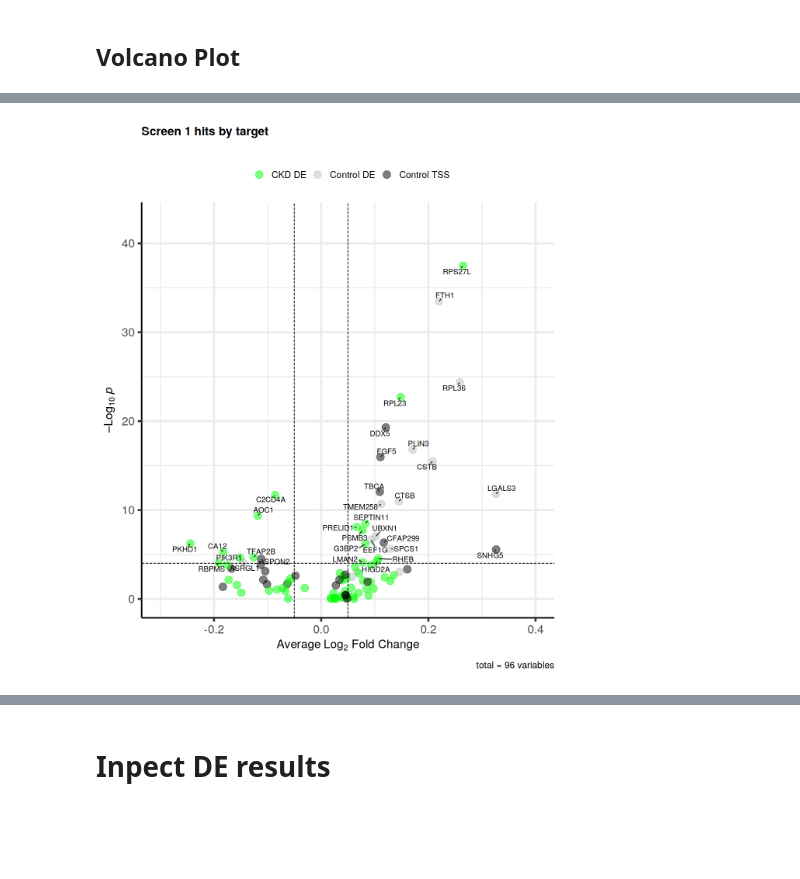
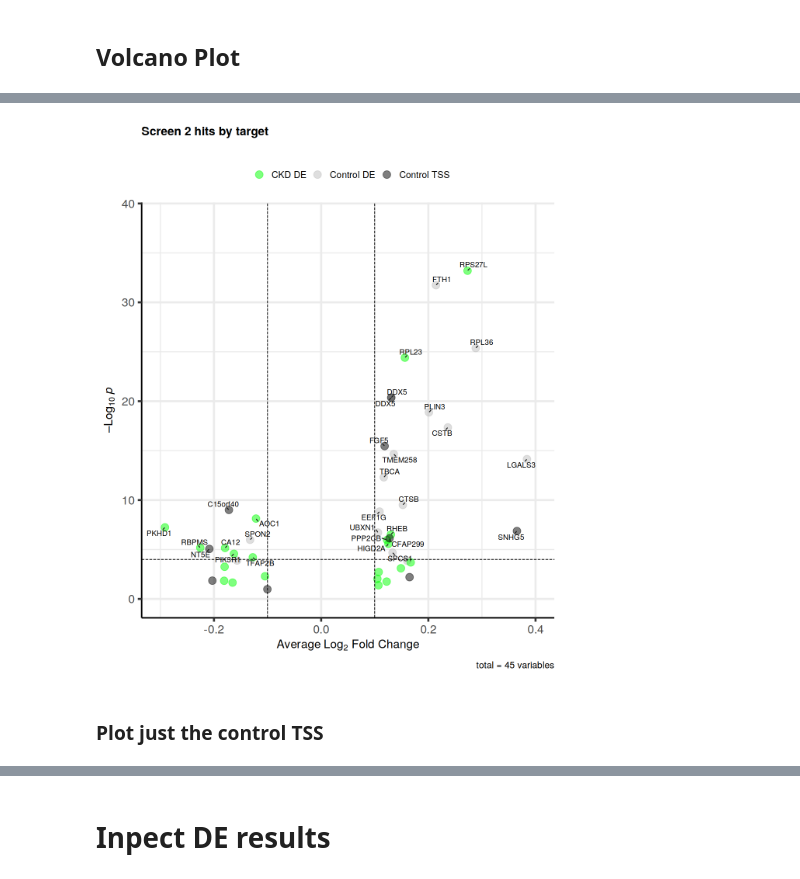
Before and after one commit to ucsf-lgr/ckd-workflow, a Jupyter notebook: secondary/04_DE_by_target_Only_Neigbors.ipynb, the cells around one changed output, grey strips where cells are left out. Saved outputs shown, nothing was run; the diff lists cells and outputs as text; code cells hidden in the pictures; blank space fills up the shorter version.

Commit message:
second screen mostly complete

```diff
--- a/secondary/04_DE_by_target_Only_Neigbors.ipynb
+++ b/secondary/04_DE_by_target_Only_Neigbors.ipynb
@@ -132,6 +132,9 @@ for(i in seq_along(libraries)){
 }
 names(seurat_libs) <- libraries
 # %%
+cat(red("Using 3x threshold"))
+THRESHOLD_MULTIPLIER = 3
+
 perturbed_cells_by_guide = list()
 
 for(i in 1:nrow(df_thresholds)){
@@ -140,7 +143,7 @@ for(i in 1:nrow(df_thresholds)){
     # Loop over libraries
     for(lib in libraries){
         seurat_lib = seurat_libs[[lib]]
-        threshold = df_thresholds[i, lib]
+        threshold = THRESHOLD_MULTIPLIER * df_thresholds[i, lib]
         #cat(blue(guide, lib, threshold, "\n"))
         cells_in_lib = Cells(seurat_lib)
         sgrna_counts = seurat_lib[['sgRNA']]@counts
@@ -234,4 +232,6 @@ A data.frame: 1 × 3
 # Find neighbors of targets
 # %%
 genes_in_assay = rownames(seurat_rna[['RNA']]@counts)
-m <- useMart('ensembl', dataset='hsapiens_gene_ensembl') # create a mart object
+options(timeout=100000)
+mart <- useEnsembl(biomart = "genes", dataset = "hsapiens_gene_ensembl", mirror="useast")
+#m <- useMart('ensembl', dataset='hsapiens_gene_ensembl') # create a mart object
@@ -239,7 +241,7 @@ m <- useMart('ensembl', dataset='hsapiens_gene_ensembl') # create a mart object
 source('/home/vsevim/prj/workflows/ckd/secondary/helper_functions_for_diffex.r')
 control_targets = unique(filter(df_guide, subclass=='tss' | subclass == 'de_control')[,c('alias')])
 
-df_target_coords <- getBM(mart=m, attributes=c('hgnc_symbol', 'description', 'chromosome_name',
+df_target_coords <- getBM(mart=mart, attributes=c('hgnc_symbol', 'description', 'chromosome_name',
                                  'start_position', 'end_position', 'strand',
                                  'ensembl_gene_id'),
                         filters = 'hgnc_symbol', values = control_targets)
@@ -277,7 +279,7 @@ df_targets = unique(filter(df_guide, class=='targeting')[,c('alias','gene','subc
 df_neighbor_de = NULL
 test_use = "LR" #"MAST"  #"wilcox" "LR"
 guides_to_skip = c()  #c("DE6", "DE15")
-logfc_threshold = 0.01
+logfc_threshold = 0.10
 
 for(i in 1:nrow(df_targets)) {
     target          = df_targets[i,'alias']
@@ -419,13 +572,13 @@ EnhancedVolcano(df_neighbor_de,
                 lab = df_neighbor_de$de_gene,
                 x ="avg_log2FC",
                 y ="p_val_adj_mine",
-                title = 'Screen 1 hits by target',
+                title = 'Screen 2 hits by target',
                 subtitle = '',
                 colCustom = colors,
                 drawConnectors = TRUE,
                 arrowheads = FALSE,
                 pCutoff = 10e-5,
-                FCcutoff = 0.05,
+                FCcutoff = 0.1,
                 pointSize = 5.0,
                 labSize = 4.0
                 ) +
@@ -433,7 +586,6 @@ EnhancedVolcano(df_neighbor_de,
                 xlab(expression(paste("Average ", Log[2], " Fold Change"))) +
                 ylab(expression(paste("\u2013", Log[10], " ", italic(p))))
 
-
 # lab = df_neighbor_de$de_gene,
 # drawConnectors = TRUE,
 # %% [output]
@@ -444 +594,3 @@ Warning message:
-[figure, old version]
+[figure, new version]
+# %% [markdown]
+### Plot just the control TSS
```
Also changed, not shown: parts of 36 cells of this notebook, 7 other files.
